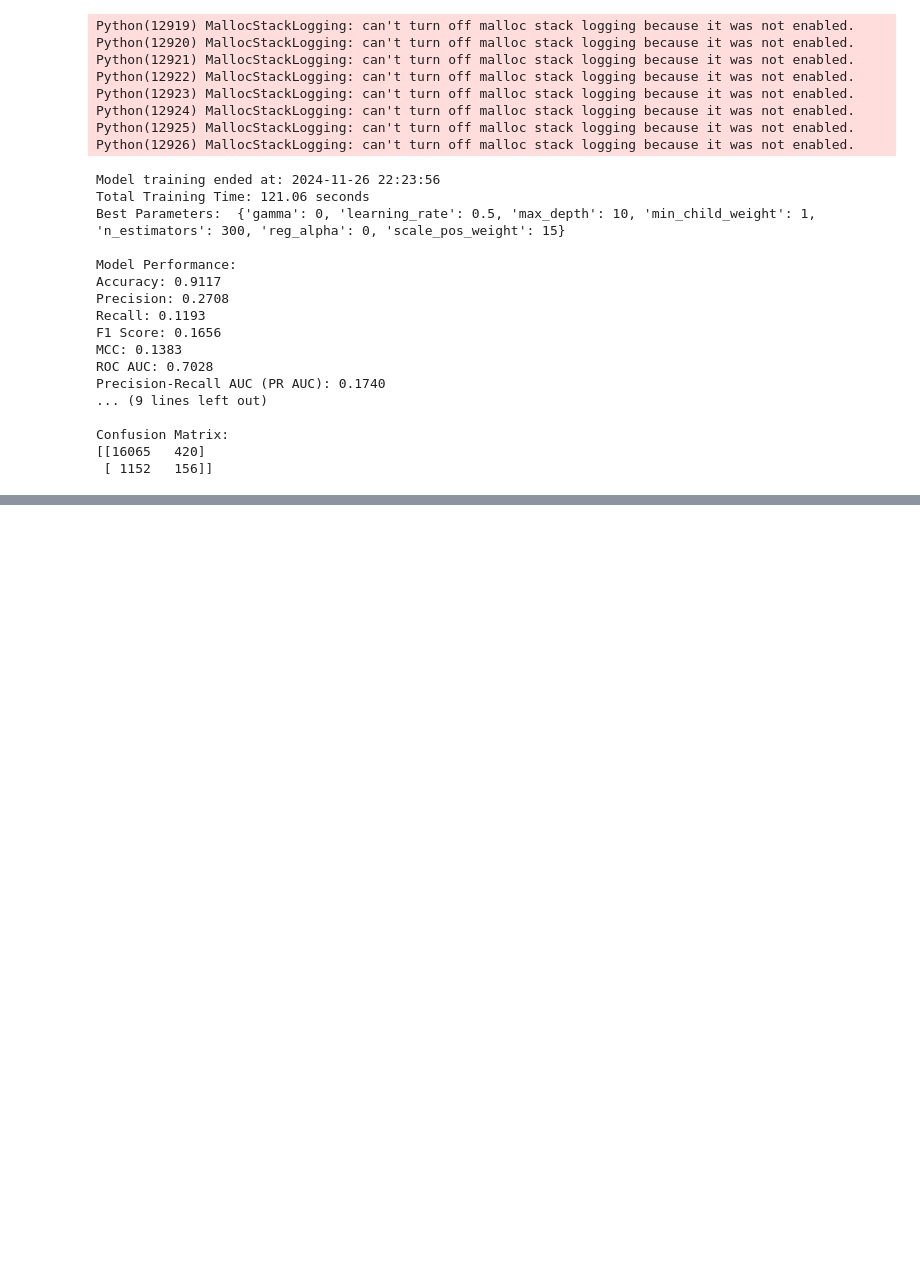
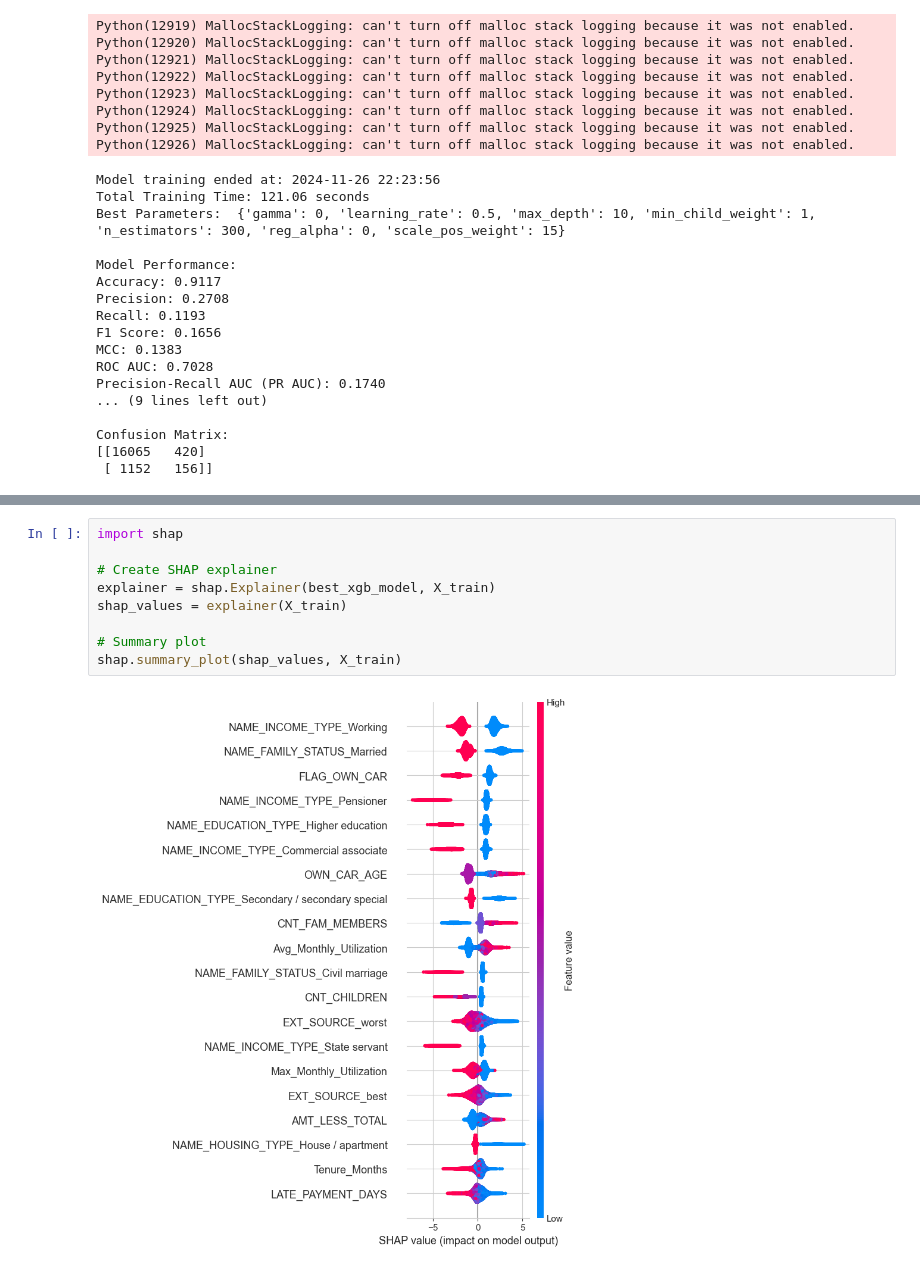
Before and after one commit to dev-dords/ML2_Project, a Jupyter notebook: model - smote.ipynb, the cells around one changed output, grey strips where cells are left out. Drawn from its saved outputs; the diff is of its cells as text; blank space fills up the shorter version.

```diff
--- a/model - smote.ipynb
+++ b/model - smote.ipynb
@@ -341,0 +356,11 @@ Confusion Matrix:
+# %%
+import shap
+
+# Create SHAP explainer
+explainer = shap.Explainer(best_xgb_model, X_train)
+shap_values = explainer(X_train)
+
+# Summary plot
+shap.summary_plot(shap_values, X_train)
+# %% [output]
+[figure, added]
```
Also changed, not shown: parts of 3 cells of this notebook.
